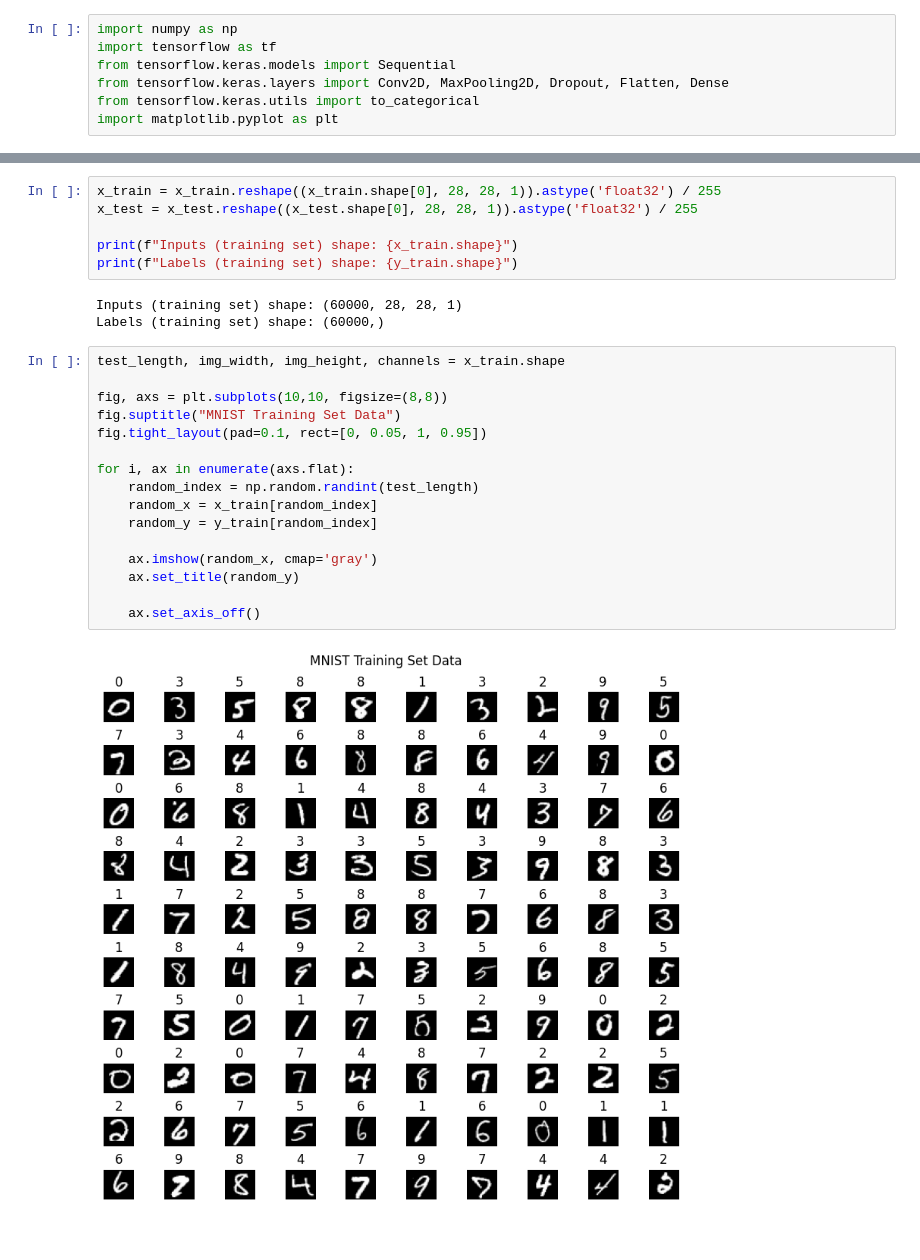
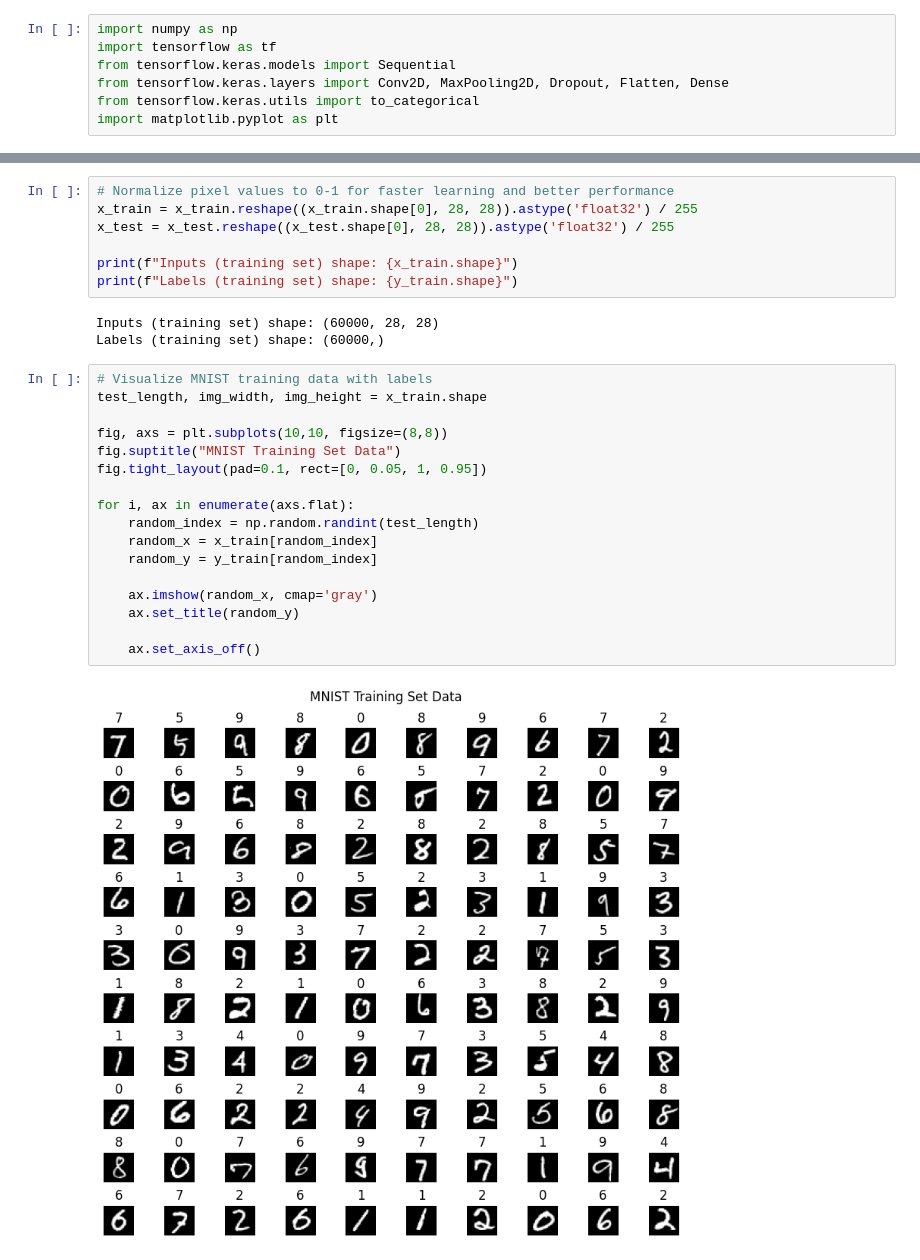
Before and after one commit to wayneyip/digit_classification, a Jupyter notebook: digit_classification.ipynb, the cells around one changed output, grey strips where cells are left out. Cells and saved outputs as stored; diff of their text form.

```diff
--- a/digit_classification.ipynb
+++ b/digit_classification.ipynb
@@ -15,30 +16,32 @@ print(f"Labels (training set) shape: {y_train.shape}")
 Inputs (training set) shape: (60000, 28, 28)
 Labels (training set) shape: (60000,)
 # %%
-x_train = x_train.reshape((x_train.shape[0], 28, 28, 1)).astype('float32') / 255
-x_test = x_test.reshape((x_test.shape[0], 28, 28, 1)).astype('float32') / 255
+# Normalize pixel values to 0-1 for faster learning and better performance
+x_train = x_train.reshape((x_train.shape[0], 28, 28)).astype('float32') / 255
+x_test = x_test.reshape((x_test.shape[0], 28, 28)).astype('float32') / 255
 
 print(f"Inputs (training set) shape: {x_train.shape}")
 print(f"Labels (training set) shape: {y_train.shape}")
 # %% [output]
-Inputs (training set) shape: (60000, 28, 28, 1)
+Inputs (training set) shape: (60000, 28, 28)
 Labels (training set) shape: (60000,)
 # %%
-test_length, img_width, img_height, channels = x_train.shape
+# Visualize MNIST training data with labels
+test_length, img_width, img_height = x_train.shape
 
 fig, axs = plt.subplots(10,10, figsize=(8,8))
 fig.suptitle("MNIST Training Set Data")
 fig.tight_layout(pad=0.1, rect=[0, 0.05, 1, 0.95])
 
 for i, ax in enumerate(axs.flat):
     random_index = np.random.randint(test_length)
     random_x = x_train[random_index]
     random_y = y_train[random_index]
 
     ax.imshow(random_x, cmap='gray')
     ax.set_title(random_y)
 
     ax.set_axis_off()
 # %% [output]
-[figure, old version]
+[figure, new version]
 # %%
```
Also changed, not shown: parts of 5 cells of this notebook.
